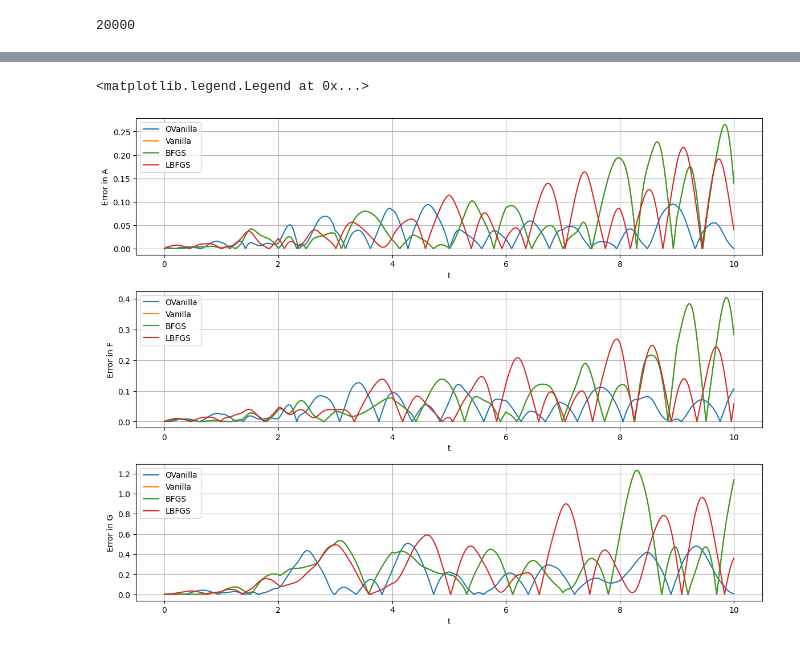
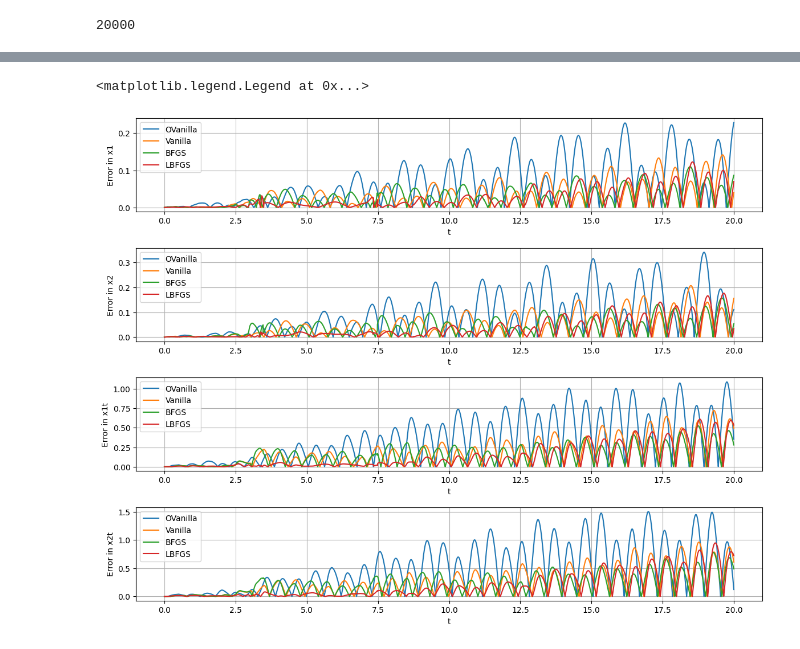
Before and after one commit to WasiimMK/CDeepONet, a Jupyter notebook: Linux/(2TERMS)(Test)TimeStepping_ParamsLBFGS_ConsBFGS_DoublePend.ipynb, the cells around one changed output, grey strips where cells are left out. Cells and saved outputs as stored; diff of their text form; code cells hidden in the pictures.

```diff
--- a/Linux/(2TERMS)(Test)TimeStepping_ParamsLBFGS_ConsBFGS_DoublePend.ipynb
+++ b/Linux/(2TERMS)(Test)TimeStepping_ParamsLBFGS_ConsBFGS_DoublePend.ipynb
@@ -1433,0 +1431,5 @@ tree_info, shapes, _ = flatten_pytree(Cparams)
+# %%
+tree_info, shapes, Cparams_flat = flatten_pytree(Cparams)
+Cparams_flat = jnp.load("C_t0.5_5000_10000_ep_DP.npy")
+print(Cparams_flat.shape)
+Cparams = reconstruct_pytree(tree_info, shapes, Cparams_flat)
@@ -1433,0 +1438,3 @@ tree_info, shapes, _ = flatten_pytree(Cparams)
+# %%
+epochs = 50
+Cparams, loss_lbfgs = ctrain_network_lbfgs(Cparams, de_points, zsensors, epochs)
@@ -1437,3 +1461,0 @@ tree_info, shapes, _ = flatten_pytree(Cparams)
-# %%
-epochs = 2000
-Cparams, loss_lbfgs = Ctrain_network(Cparams, de_points, zsensors, epochs)
@@ -1498,7 +1505,7 @@ def prep_train(t_data, x1, x2, x1t, x2t, E, model, params, n) :
 n = 500
 
 t_start = 0.0
-t_end = 2.5
+t_end = 20.0
 
 n_ts = int(n*(t_end/tfinal))
 
@@ -1825,38 +1846,50 @@ plt.show()
 # %%
 fig = plt.figure(figsize=(12, 9))
 
-plt.subplot(3, 1, 1)
+plt.subplot(4, 1, 1)
 plt.tight_layout()
 plt.plot(t_ts, abs(x1_pred_ovan - x1_rk), label = 'OVanilla')
 plt.plot(t_ts, abs(x1_pred_van - x1_rk), label = 'Vanilla')
 plt.plot(t_ts, abs(x1_pred_bfgs - x1_rk), label = 'BFGS')
 plt.plot(t_ts, abs(x1_pred_lbfgs - x1_rk), label = 'LBFGS')
 plt.xlabel("t")
-plt.ylabel("Error in A")
+plt.ylabel("Error in x1")
 plt.grid()
 plt.legend()
 
-plt.subplot(3, 1, 2)
+plt.subplot(4, 1, 2)
 plt.tight_layout()
 plt.plot(t_ts, abs(x2_pred_ovan - x2_rk), label = 'OVanilla')
 plt.plot(t_ts, abs(x2_pred_van - x2_rk), label = 'Vanilla')
 plt.plot(t_ts, abs(x2_pred_bfgs - x2_rk), label = 'BFGS')
 plt.plot(t_ts, abs(x2_pred_lbfgs - x2_rk), label = 'LBFGS')
 plt.xlabel("t")
-plt.ylabel("Error in F")
+plt.ylabel("Error in x2")
 plt.grid()
 plt.legend()
 
-plt.subplot(3, 1, 3)
+plt.subplot(4, 1, 3)
 plt.tight_layout()
-plt.plot(t_ts, abs(y1_pred_ovan - y1_rk), label = 'OVanilla')
-plt.plot(t_ts, abs(y1_pred_van - y1_rk), label = 'Vanilla')
-plt.plot(t_ts, abs(y1_pred_bfgs - y1_rk), label = 'BFGS')
-plt.plot(t_ts, abs(y1_pred_lbfgs - y1_rk), label = 'LBFGS')
+plt.plot(t_ts, abs(x1t_pred_ovan - x1t_rk), label = 'OVanilla')
+plt.plot(t_ts, abs(x1t_pred_van - x1t_rk), label = 'Vanilla')
+plt.plot(t_ts, abs(x1t_pred_bfgs - x1t_rk), label = 'BFGS')
+plt.plot(t_ts, abs(x1t_pred_lbfgs - x1t_rk), label = 'LBFGS')
 plt.xlabel("t")
-plt.ylabel("Error in G")
+plt.ylabel("Error in x1t")
 plt.grid()
 plt.legend()
+
+
+plt.subplot(4, 1, 4)
+plt.tight_layout()
+plt.plot(t_ts, abs(x2t_pred_ovan - x2t_rk), label = 'OVanilla')
+plt.plot(t_ts, abs(x2t_pred_van - x2t_rk), label = 'Vanilla')
+plt.plot(t_ts, abs(x2t_pred_bfgs - x2t_rk), label = 'BFGS')
+plt.plot(t_ts, abs(x2t_pred_lbfgs - x2t_rk), label = 'LBFGS')
+plt.xlabel("t")
+plt.ylabel("Error in x2t")
+plt.grid()
+plt.legend()
 # %% [output]
 <matplotlib.legend.Legend at 0x...>
-[figure, old version]
+[figure, new version]
```
Also changed, not shown: parts of 33 cells of this notebook, 6 other files.
